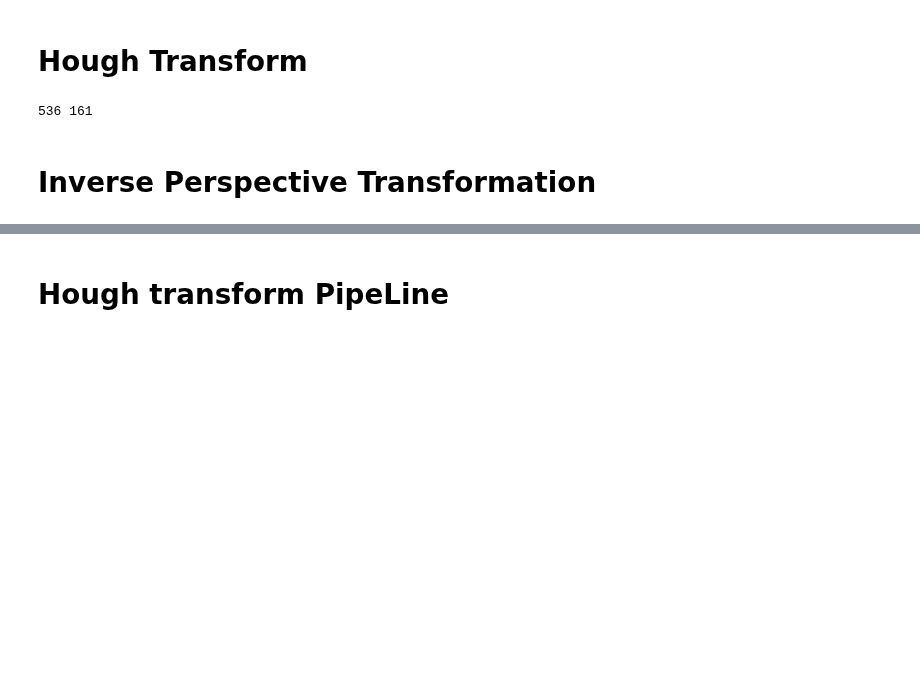
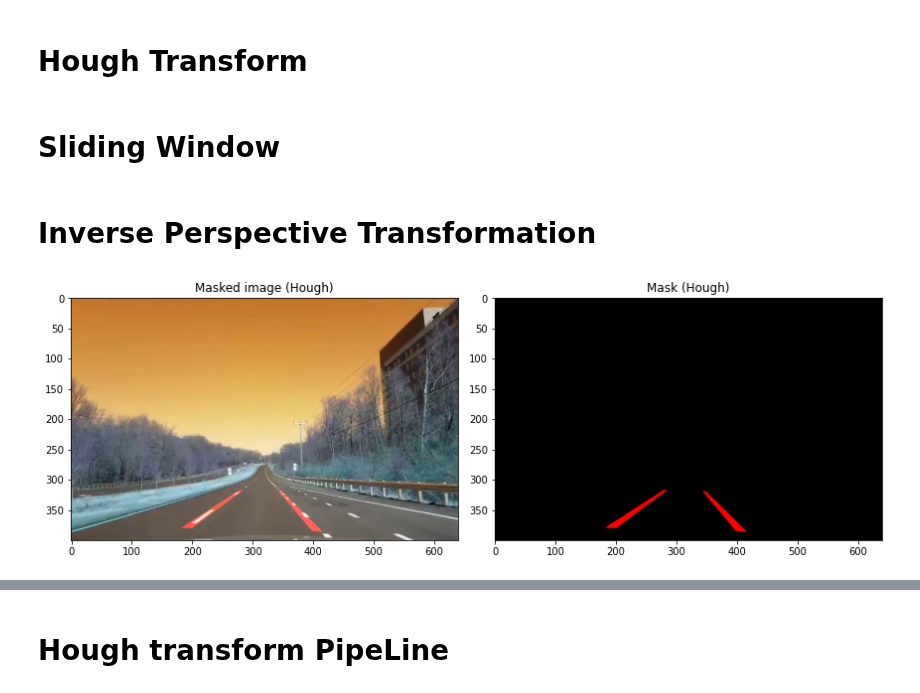
Before and after one commit to Ali-Hossam/Video-Lane-Detection, a Jupyter notebook: Lane Detection.ipynb, the cells around one changed output, grey strips where cells are left out. Drawn from its saved outputs; the diff is of its cells as text; code cells hidden in the pictures; blank space fills up the shorter version.

```diff
--- a/Lane Detection.ipynb
+++ b/Lane Detection.ipynb
@@ -159,7 +164,6 @@ interactive(children=(IntSlider(value=10, description='Element Size', max=50, mi
 hough_ = Hough(5, 200)
 # %%
 r1, theta1, r2, theta2 = hough_.get_polar_coorindates(eroded_img)
-lane_mask = hough_.get_mask(eroded_img, r1, theta1, r2, theta2)
-print(r1,r2)
+lane_mask_h = hough_.get_mask(eroded_img, r1, theta1, r2, theta2)
-# %% [output]
-536 161
+# %% [markdown]
+# Sliding Window
@@ -172,6 +179,11 @@ def inv_perspective_transform(inv_frame, t_matrix, W, H):
     frame = cv2.warpPerspective(inv_frame, inv_t_matrix, (W, H))
     return frame
 # %%
-H, W, _ = lane_mask.shape
-inv_lanes_mask = inv_perspective_transform(lane_mask, matrix, W, H)
+H, W, _ = lane_mask_h.shape
+masked_img_h = np.copy(resized_frame)
+inv_lanes_mask = inv_perspective_transform(lane_mask_h, matrix, W, H)
+masked_img_h[:, :, 0] = np.maximum(masked_img_h[:, :, 0], inv_lanes_mask[:, :, 0])
+plot_images(masked_img_h, inv_lanes_mask, "Masked image (Hough)", "Mask (Hough)")
+# %% [output]
+[figure, added]
 # %%
```
Also changed, not shown: parts of 19 cells of this notebook, 3 other files.
